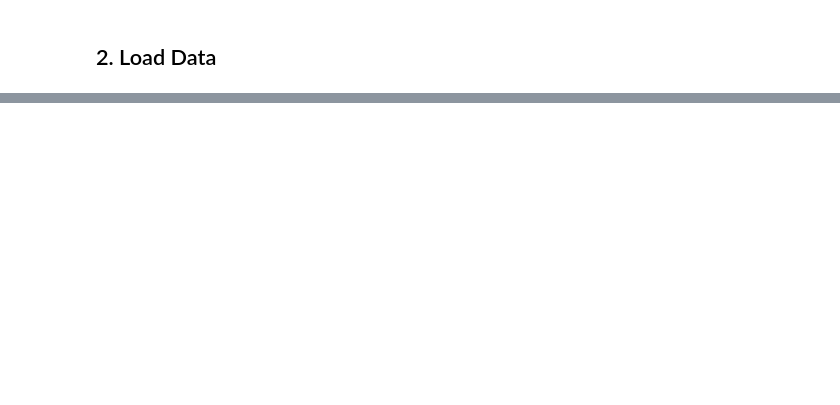
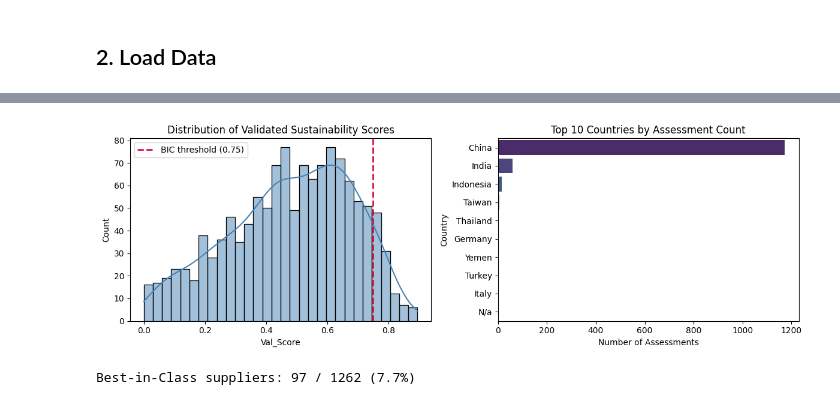
Before and after one commit to matiascam02/sustainability_coral, a Jupyter notebook: starter_notebook.ipynb, the cells around one changed output, grey strips where cells are left out. Cells and saved outputs as stored; diff of their text form; code cells hidden in the pictures; blank space fills up the shorter version.

```diff
--- a/starter_notebook.ipynb
+++ b/starter_notebook.ipynb
@@ -1086,0 +175,31 @@ plt.show()
+# %%
+# Cell 5: Visualize target distribution
+
+fig, axes = plt.subplots(1, 2, figsize=(12, 4))
+
+# Left: Histogram of Val_Score
+ax1 = axes[0]
+sns.histplot(raw_df[TARGET_COLUMN].dropna(), bins=30, kde=True, color="steelblue", ax=ax1)
+ax1.axvline(BIC_THRESHOLD, color="crimson", linestyle="--", linewidth=2, label=f"BIC threshold ({BIC_THRESHOLD})")
+ax1.set_title("Distribution of Validated Sustainability Scores")
+ax1.set_xlabel("Val_Score")
+ax1.set_ylabel("Count")
+ax1.legend()
+
+# Right: Country distribution
+ax2 = axes[1]
+country_counts = raw_df["Country"].value_counts().head(10)
+sns.barplot(x=country_counts.values, y=country_counts.index, palette="viridis", ax=ax2)
+ax2.set_title("Top 10 Countries by Assessment Count")
+ax2.set_xlabel("Number of Assessments")
+
+plt.tight_layout()
+plt.show()
+
+# Print BIC statistics
+bic_count = (raw_df[TARGET_COLUMN] >= BIC_THRESHOLD).sum()
+total_count = raw_df[TARGET_COLUMN].notna().sum()
+print(f"\nBest-in-Class suppliers: {bic_count} / {total_count} ({100*bic_count/total_count:.1f}%)")
+# %% [output]
+[figure, added]
+Best-in-Class suppliers: 97 / 1262 (7.7%)
```
Also changed, not shown: parts of 74 cells of this notebook, 9 other files.
